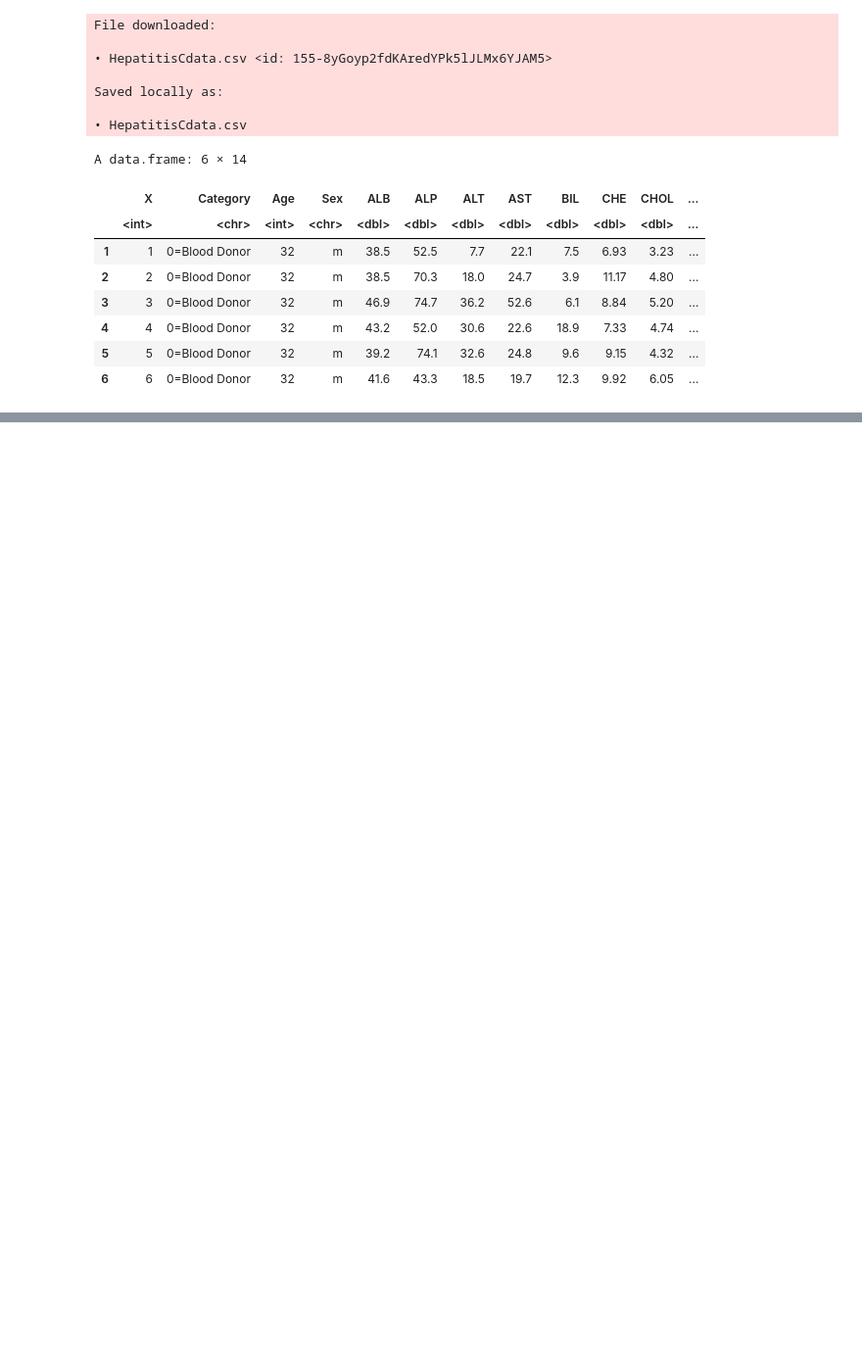
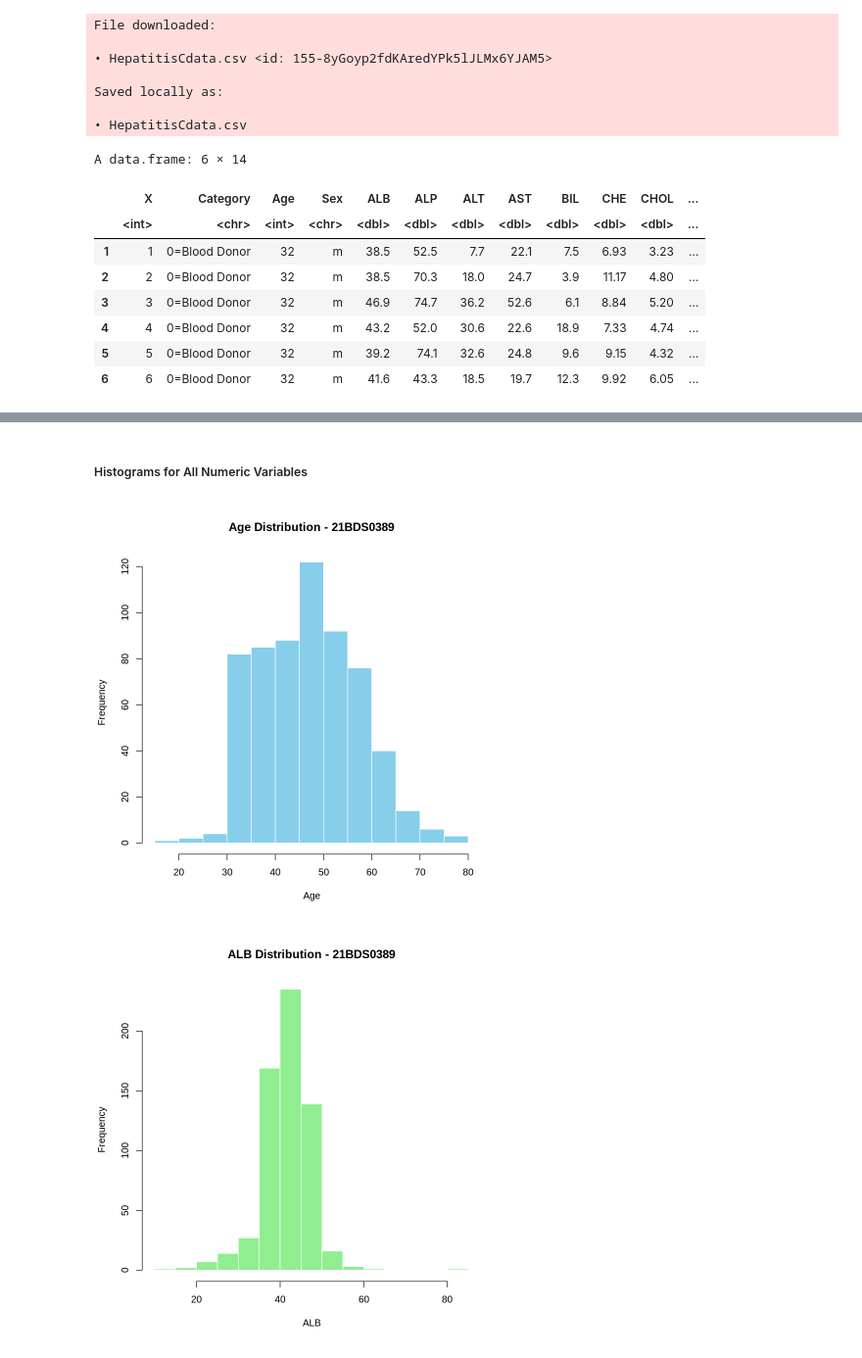
Before and after one commit to Arnab-21BDS0389/EDA_Theory_DA, a Jupyter notebook: EDA_DA1.ipynb, the cells around one changed output, grey strips where cells are left out. Shown at 98% size. Saved outputs shown, nothing was run; the diff lists cells and outputs as text; code cells hidden in the pictures; blank space fills up the shorter version.

```diff
--- a/EDA_DA1.ipynb
+++ b/EDA_DA1.ipynb
@@ -32,0 +104,6 @@ A data.frame: 6 × 14
+# %%
+# Replace missing values in numeric columns with the column mean
+data_cleaned <- data %>%
+  mutate(across(where(is.numeric), ~ ifelse(is.na(.), mean(., na.rm = TRUE), .)))
+
+head(data_cleaned)
@@ -32,0 +194,17 @@ A data.frame: 6 × 14
+# %% [markdown]
+##### Histograms for All Numeric Variables
+# %%
+# Histogram for each numeric variable
+hist(data_cleaned$Age, main="Age Distribution - 21BDS0389", xlab="Age", col="skyblue", border="white")
+hist(data_cleaned$ALB, main="ALB Distribution - 21BDS0389", xlab="ALB", col="lightgreen", border="white")
+hist(data_cleaned$ALT, main="ALT Distribution - 21BDS0389", xlab="ALT", col="lightcoral", border="white")
+hist(data_cleaned$AST, main="AST Distribution - 21BDS0389", xlab="AST", col="lightblue", border="white")
+hist(data_cleaned$BIL, main="BIL Distribution - 21BDS0389", xlab="BIL", col="lightgreen", border="white")
+hist(data_cleaned$CHE, main="CHE Distribution - 21BDS0389", xlab="CHE", col="lightyellow", border="white")
+hist(data_cleaned$CHOL, main="CHOL Distribution - 21BDS0389", xlab="CHOL", col="lightblue", border="white")
+hist(data_cleaned$CREA, main="CREA Distribution - 21BDS0389", xlab="CREA", col="lightgreen", border="white")
+hist(data_cleaned$GGT, main="GGT Distribution - 21BDS0389", xlab="GGT", col="lightpink", border="white")
+hist(data_cleaned$PROT, main="PROT Distribution - 21BDS0389", xlab="PROT", col="lightcoral", border="white")
+# %% [output]
+[figure, added]
+[figure, added]
```
Also changed, not shown: parts of 45 cells of this notebook.
